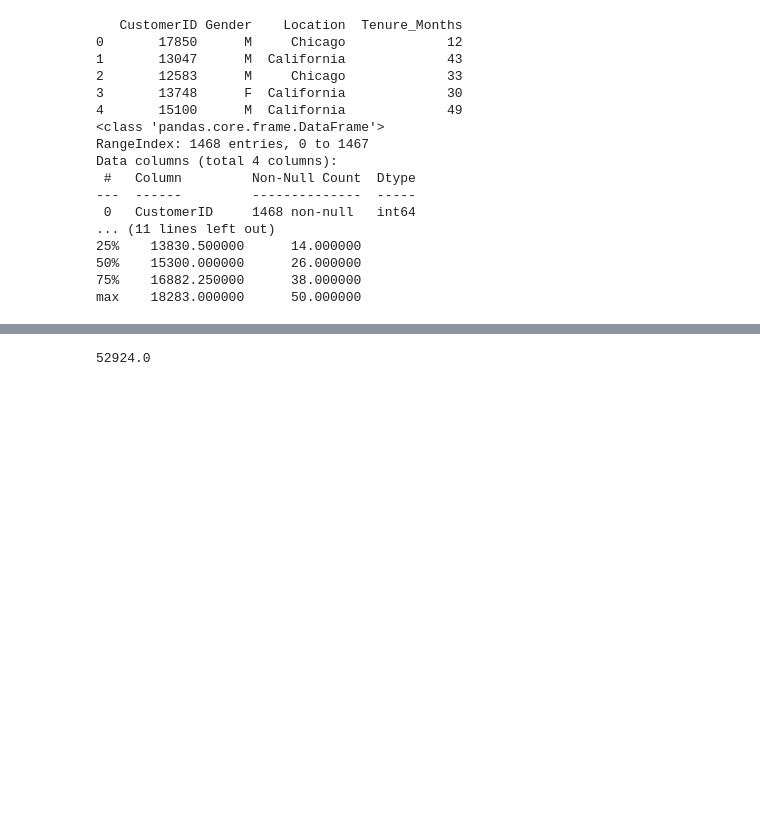
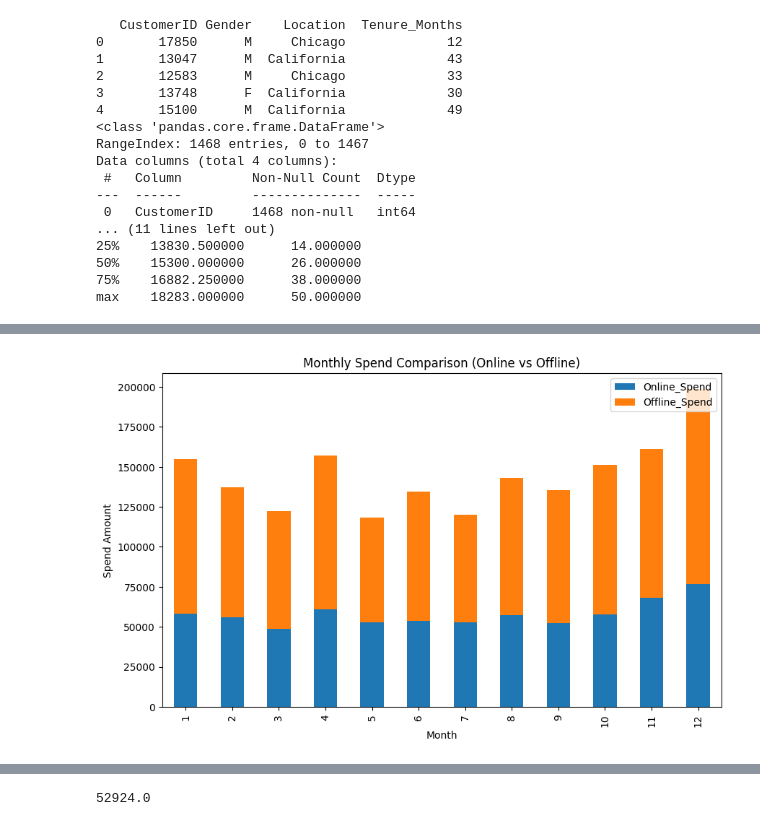
Before and after one commit to SoLitaP/DS-Final-Project, a Jupyter notebook: DS-Project.ipynb, the cells around one changed output, grey strips where cells are left out. Cells and saved outputs as stored; diff of their text form; code cells hidden in the pictures; blank space fills up the shorter version.

Commit message:
add visuals

```diff
--- a/DS-Project.ipynb
+++ b/DS-Project.ipynb
@@ -163,0 +166,6 @@ max    18283.000000      50.000000
+# %%
+#finding total spend of the company on marketing each month
+
+# Sum 'Online_Spend' and 'Offline_Spend' groupby index column
+df_grouped_sum = df3.groupby('Month')[['Online_Spend', 'Offline_Spend']].sum()
+df_grouped_sum
@@ -163,0 +187,10 @@ max    18283.000000      50.000000
+# %%
+# Plot the data
+df_grouped_sum.plot(kind='bar', stacked=True, figsize=(10, 6))
+plt.xlabel('Month')
+plt.ylabel('Spend Amount')
+plt.title('Monthly Spend Comparison (Online vs Offline)')
+plt.legend(['Online_Spend', 'Offline_Spend'], loc='upper right')
+plt.show()
+# %% [output]
+[figure, added]
```
Also changed, not shown: parts of 18 cells of this notebook, 2 other files.
